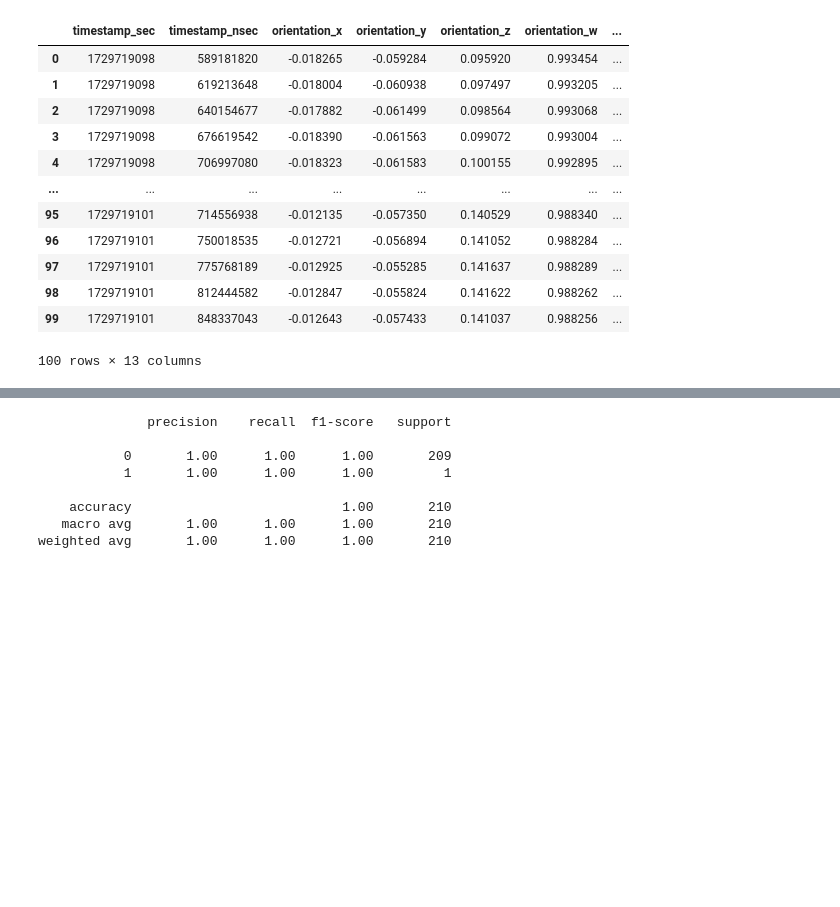
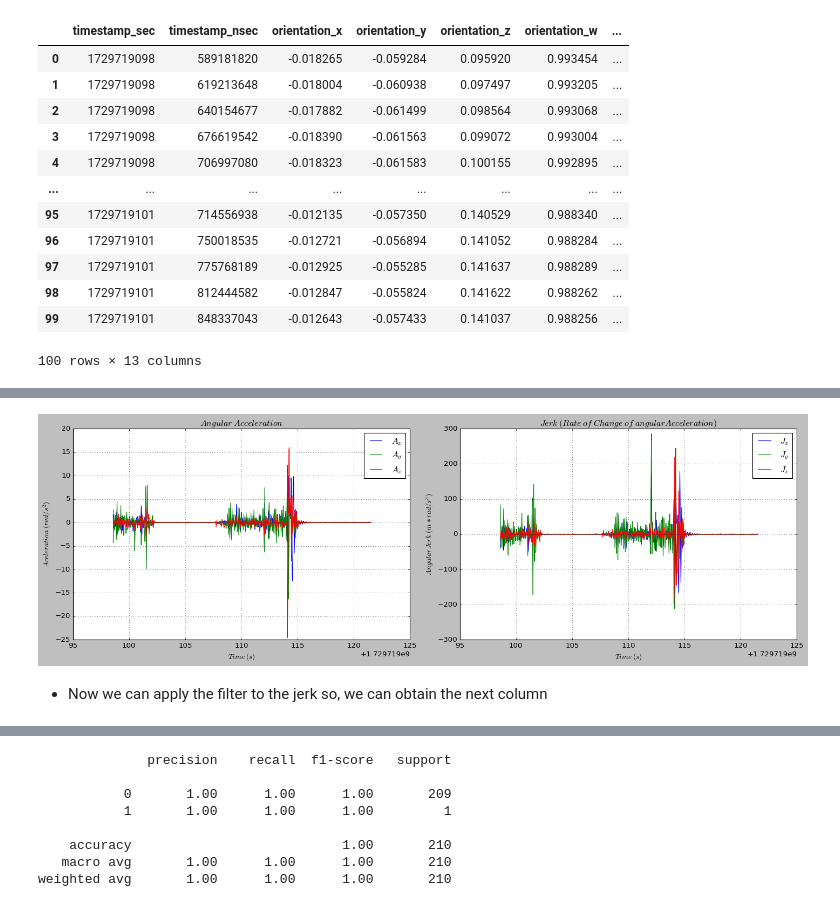
Before and after one commit to DuneV/Kiwi-IE-test, a Jupyter notebook: analysis/notebooks/processing.ipynb, the cells around one changed output, grey strips where cells are left out. Saved outputs shown, nothing was run; the diff lists cells and outputs as text; code cells hidden in the pictures; blank space fills up the shorter version.

```diff
--- a/analysis/notebooks/processing.ipynb
+++ b/analysis/notebooks/processing.ipynb
@@ -130,0 +260,29 @@ plt.show()
+# %%
+plt.figure(figsize=(18, 6))
+plt.style.use('classic')
+# Subplot de angular acc
+plt.subplot(1, 2, 1)
+for axis in ['x', 'y', 'z']:
+    plt.plot(data_jerk["time(s)"], data_jerk[f"angular_acceleration_{axis}"], label=f"Aceleración _angular{axis}")
+plt.title(r"$Angular\;Acceleration$")
+plt.xlabel(r"$Time\; (s)$")
+plt.ylabel(r"$Aceleration\; (rad/s^2)$")
+plt.legend([r"$A_{x}$", r"$A_{y}$", r"$A_{z}$"])
+plt.grid()
+
+# Subplot of jerk per
+plt.subplot(1, 2, 2)
+for axis in ['x', 'y', 'z']:
+    plt.plot(data_jerk["time(s)"], data_jerk[f'angular_jerk_{axis}'], label=f"Angular Jerk {axis}")
+plt.title(r"$Jerk\; (Rate\; of\; Change\; of\; angular Acceleration)$")
+plt.xlabel(r"$Time\; (s)$")
+plt.ylabel(r"$Angular Jerk\; ( m * rad/s^3)$")
+plt.legend([r"$J_{x}$", r"$J_{y}$", r"$J_{z}$"])
+plt.grid()
+
+plt.tight_layout()
+plt.show()
+# %% [output]
+[figure, added]
+# %% [markdown]
+- Now we can apply the filter to the jerk so, we can obtain the next column
```
Also changed, not shown: parts of 109 cells of this notebook, 43 other files.
